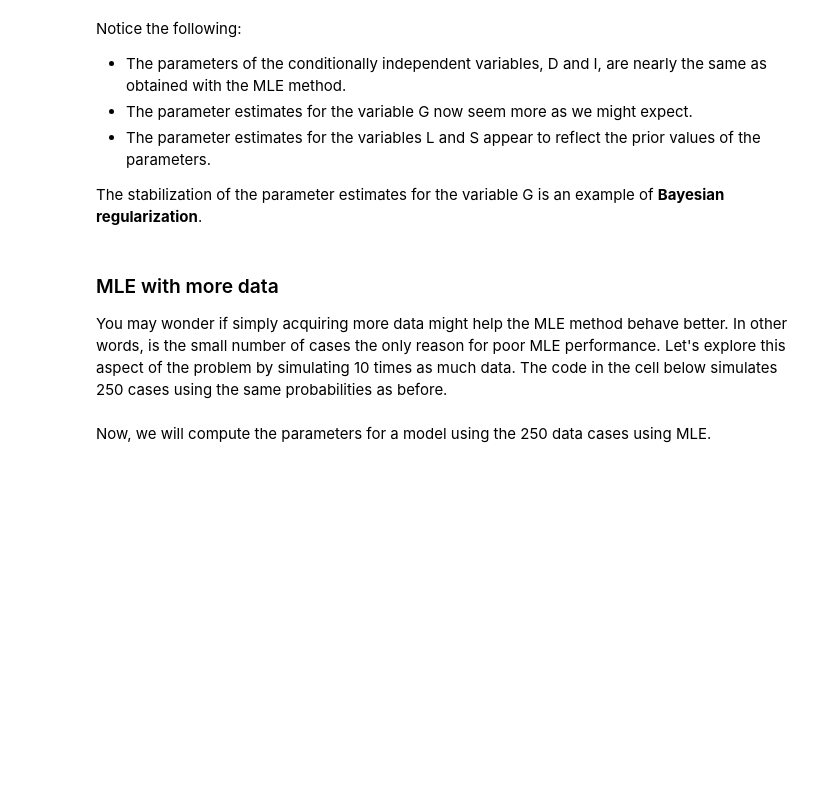
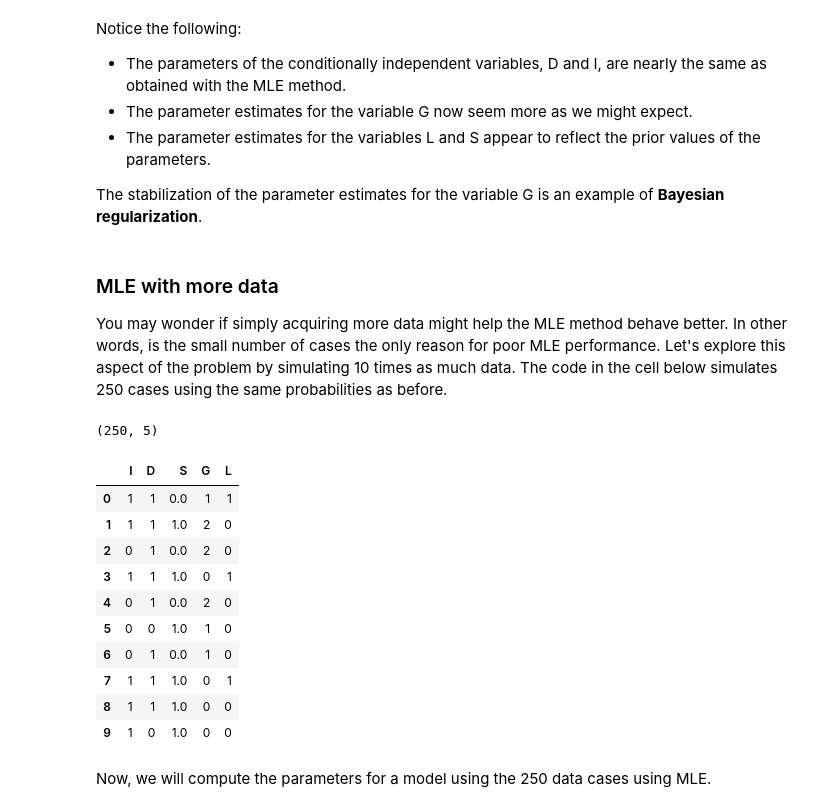
Before and after one commit to StephenElston/CSCI_E_82A_Probabalistic_Programming, a Jupyter notebook: Lesson5_Learning/IntroductionToLearningModelParameters.ipynb, the cells around one changed output. Saved outputs shown, nothing was run; the diff lists cells and outputs as text; code cells hidden in the pictures; blank space fills up the shorter version.

```diff
--- a/Lesson5_Learning/IntroductionToLearningModelParameters.ipynb
+++ b/Lesson5_Learning/IntroductionToLearningModelParameters.ipynb
@@ -405,6 +474,7 @@ def set_class(x):
         else: out.append(2)
     return(out)
 
+
 def sim_multinoulli(p, n = 25):
     """
     Function to compute the vectors with probabilities for each
@@ -418,11 +488,9 @@ def sim_multinoulli(p, n = 25):
         that combination of parent values.
     n - The numer of realizations.
     """
-    temp = np.zeros(shape = (p.shape[0] + 1, n))
-    for i in range(p.shape[1]):
-        ps = []
-        for j in range(p.shape[0]):
-            ps.append(p[j,i])
+    temp = np.zeros(shape = (p.shape[0], n))
+    for i in range(p.shape[0]):
+        ps = p[i,:]
         mutlis = nr.multinomial(1, ps, n)
         temp[i,:] = set_class(mutlis)
     return(temp)
@@ -453,7 +521,7 @@ def selec_dist_2(sims, var1, var2, lg1, lg2):
     return([int(x) for x in out])
 
 # Specify the array of probabilities for the states.
-probs = np.array([[0.3, 0.05, 0.8,  0.5], [0.4, 0.25, 0.15, 0.3], [0.3, 0.7,  0.05, 0.2]])
+probs = np.array([[0.3, 0.05, 0.8,  0.5], [0.4, 0.25, 0.15, 0.3], [0.3, 0.7,  0.05, 0.2]]).transpose()
 nr.seed(2343)
 sims = sim_multinoulli(probs, nsamp)
 
@@ -578,34 +744,47 @@ You may wonder if simply acquiring more data might help the MLE method behave be
 nsamp = 250
 
 ## First the conditionally independent variables
 nr.seed(22234)
 D_samps = pd.DataFrame(nr.binomial(1, 0.7, nsamp), columns = ['D'])
 nr.seed(2355)
 I_samps = pd.DataFrame(nr.binomial(1, 0.8, nsamp), columns = ['I'])
 
 ## The variable conditional on two others and with three possible states
-probs = np.array([[0.3, 0.05, 0.8,  0.5], [0.4, 0.25, 0.15, 0.3], [0.3, 0.7,  0.05, 0.2]])
+probs = np.array([[0.3, 0.05, 0.8,  0.5], [0.4, 0.25, 0.15, 0.3], [0.3, 0.7,  0.05, 0.2]]).transpose()
 nr.seed(2334)
 sims = sim_multinoulli(probs, nsamp)
 I_lg = [0,0,1,1]
 D_lg = [0,1,0,1]
 G_samps = pd.DataFrame(selec_dist_2(sims, I_samps, D_samps, I_lg, D_lg), columns = ['G'])
 
 ## Finally, the two variables conditionally depenent on one other
 probs = [0.9, 0.6, 0.1]
 nr.seed(2134)
 bern = sim_bernoulli(probs, nsamp)
 L_samps = pd.DataFrame(selec_dist_1(bern, G_samps, [0,1,2]), columns = ['L'])
 
 probs = [0.2, 0.8]
 nr.seed(22234)
 bern = sim_bernoulli(probs)
 S_samps = pd.DataFrame(selec_dist_1(bern, I_samps, [0,1]), columns = ['S'])
 
 ## Now concatenate the columns into one data frame
 dats = pd.concat([I_samps, D_samps, S_samps, G_samps, L_samps], axis = 1)
 print(dats.shape)
 dats.head(10)
+# %% [output]
+(250, 5)
+|  | I | D | S | G | L |
+| 0 | 1 | 1 | 0.0 | 1 | 1 |
+| 1 | 1 | 1 | 1.0 | 2 | 0 |
+| 2 | 0 | 1 | 0.0 | 2 | 0 |
+| 3 | 1 | 1 | 1.0 | 0 | 1 |
+| 4 | 0 | 1 | 0.0 | 2 | 0 |
+| 5 | 0 | 0 | 1.0 | 1 | 0 |
+| 6 | 0 | 1 | 0.0 | 1 | 0 |
+| 7 | 1 | 1 | 1.0 | 0 | 1 |
+| 8 | 1 | 1 | 1.0 | 0 | 0 |
+| 9 | 1 | 0 | 1.0 | 0 | 0 |
 # %% [markdown]
 Now, we will compute the parameters for a model using the 250 data cases using MLE.
 # %%
```
Also changed, not shown: parts of 17 cells of this notebook.
